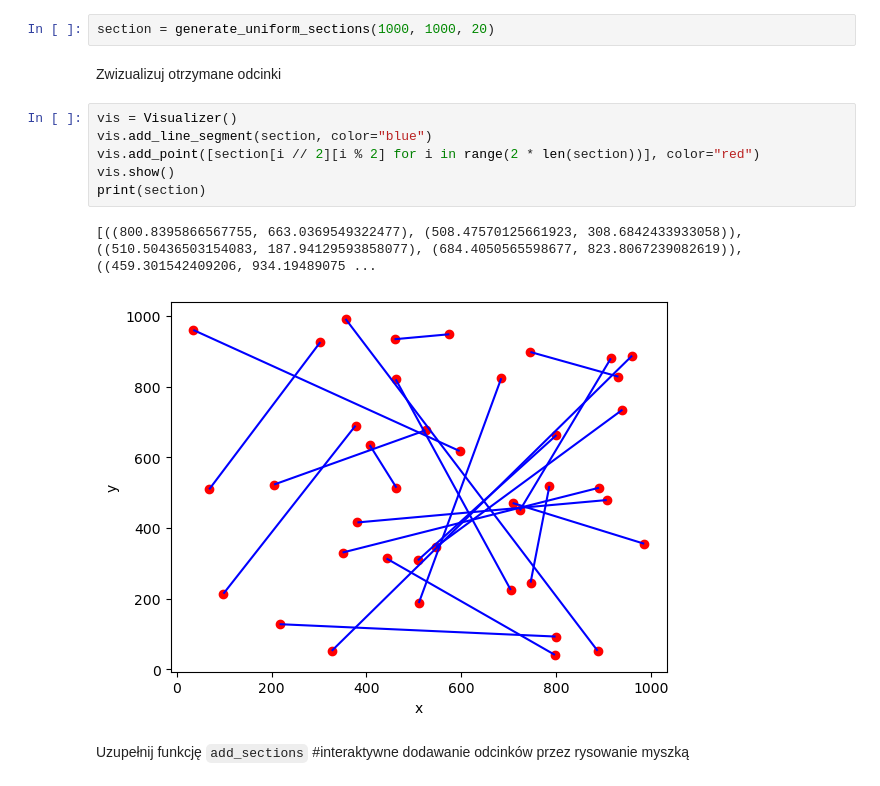
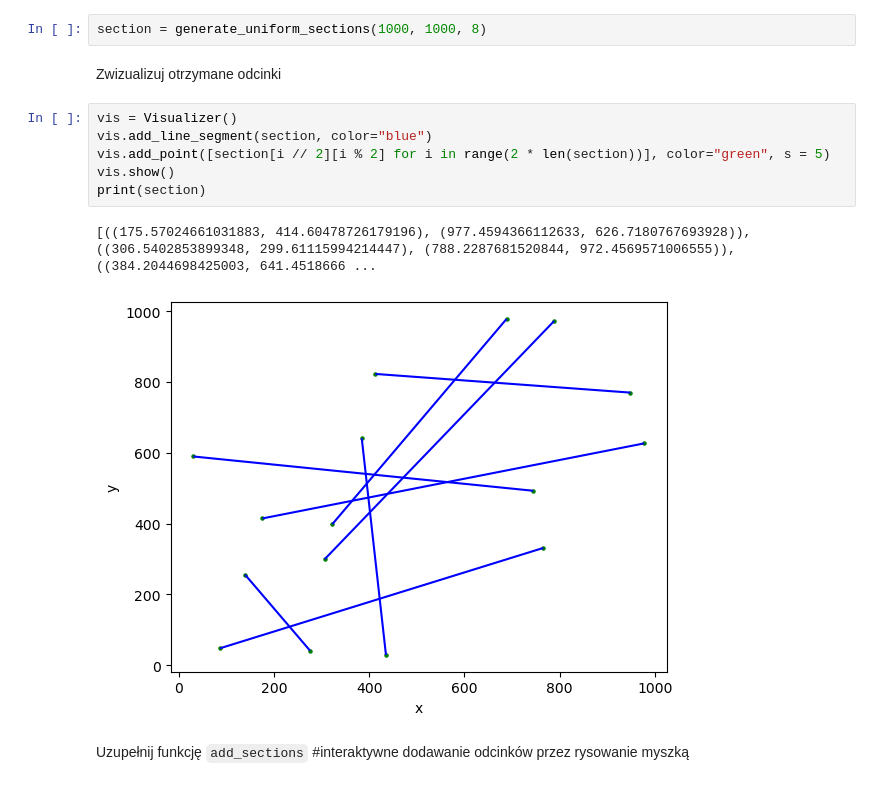
Before and after one commit to jacekloboda/geometric-algorithms, a Jupyter notebook: bitalg/lab4/main.ipynb, the cells around one changed output. Drawn from its saved outputs; the diff is of its cells as text.

````diff
--- a/bitalg/lab4/main.ipynb
+++ b/bitalg/lab4/main.ipynb
@@ -103,18 +103,18 @@ Time: 0.047s
 # %% [markdown]
 <span style="color:red">Ćw.</span> Wygeneruj $\large20$ losowych odcinków w przestrzeni 2D o współrzędnych z przedziału $\large x \in \langle 0,1000 \rangle$ oraz $\large y \in \langle 0,1000\rangle$.
 # %%
-section = generate_uniform_sections(1000, 1000, 20)
+section = generate_uniform_sections(1000, 1000, 8)
 # %% [markdown]
 Zwizualizuj otrzymane odcinki
 # %%
 vis = Visualizer()
 vis.add_line_segment(section, color="blue")
-vis.add_point([section[i // 2][i % 2] for i in range(2 * len(section))], color="red")
+vis.add_point([section[i // 2][i % 2] for i in range(2 * len(section))], color="green", s = 5)
 vis.show()
 print(section)
 # %% [output]
-[((800.8395866567755, 663.0369549322477), (508.47570125661923, 308.6842433933058)), ((510.50436503154083, 187.94129593858077), (684.4050565598677, 823.8067239082619)), ((459.301542409206, 934.19489075 ...
+[((175.57024661031883, 414.60478726179196), (977.4594366112633, 626.7180767693928)), ((306.5402853899348, 299.61115994214447), (788.2287681520844, 972.4569571006555)), ((384.2044698425003, 641.4518666 ...
-[figure, old version]
+[figure, new version]
 # %% [markdown]
 Uzupełnij funkcję ```add_sections``` #interaktywne dodawanie odcinków przez rysowanie myszką
 # %%
````
Also changed, not shown: parts of 23 cells of this notebook.
